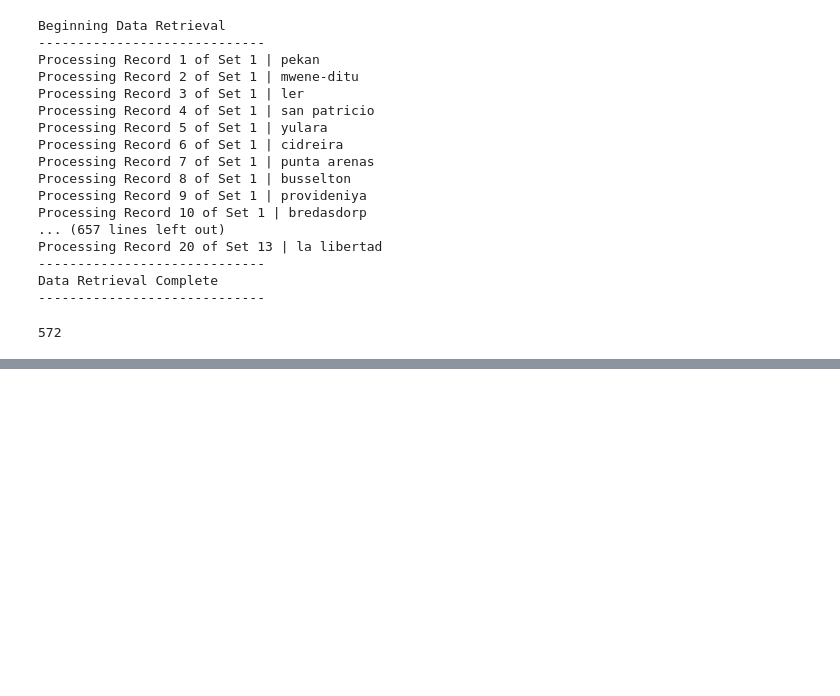
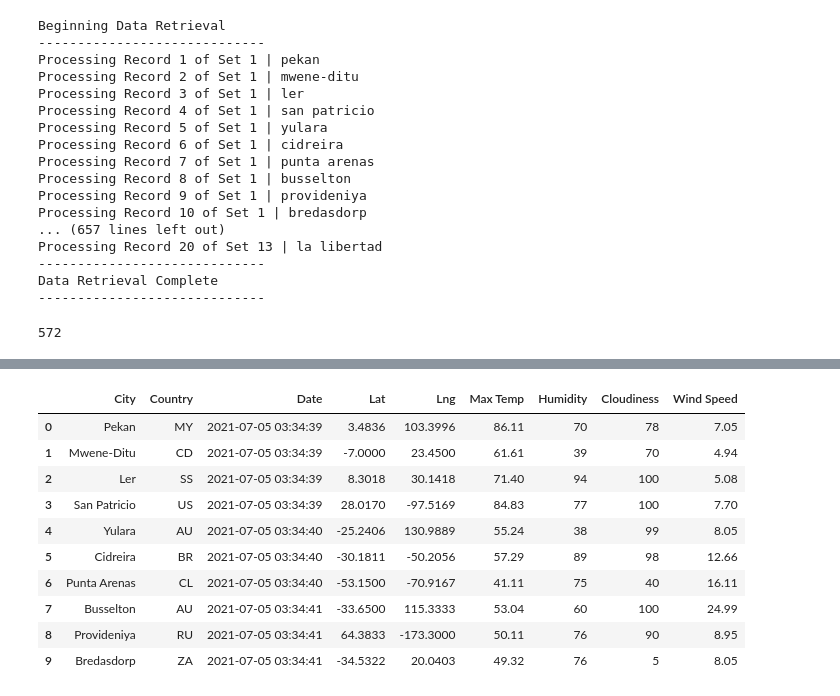
Before and after one commit to smacpherson2021/World_Weather_Analysis, a Jupyter notebook: WeatherPy.ipynb, the cells around one changed output, grey strips where cells are left out. Drawn from its saved outputs; the diff is of its cells as text; code cells hidden in the pictures; blank space fills up the shorter version.

```diff
--- a/WeatherPy.ipynb
+++ b/WeatherPy.ipynb
@@ -124,0 +141,16 @@ len(city_data)
+# %%
+new_column_order = ["City", "Country", "Date", "Lat", "Lng", "Max Temp", "Humidity", "Cloudiness", "Wind Speed"]
+city_data_df = city_data_df[new_column_order]
+city_data_df.head(10)
+# %% [output]
+|  | City | Country | Date | Lat | Lng | Max Temp | Humidity | Cloudiness | Wind Speed |
+| 0 | Pekan | MY | 2021-07-05 03:34:39 | 3.4836 | 103.3996 | 86.11 | 70 | 78 | 7.05 |
+| 1 | Mwene-Ditu | CD | 2021-07-05 03:34:39 | -7.0000 | 23.4500 | 61.61 | 39 | 70 | 4.94 |
+| 2 | Ler | SS | 2021-07-05 03:34:39 | 8.3018 | 30.1418 | 71.40 | 94 | 100 | 5.08 |
+| 3 | San Patricio | US | 2021-07-05 03:34:39 | 28.0170 | -97.5169 | 84.83 | 77 | 100 | 7.70 |
+| 4 | Yulara | AU | 2021-07-05 03:34:40 | -25.2406 | 130.9889 | 55.24 | 38 | 99 | 8.05 |
+| 5 | Cidreira | BR | 2021-07-05 03:34:40 | -30.1811 | -50.2056 | 57.29 | 89 | 98 | 12.66 |
+| 6 | Punta Arenas | CL | 2021-07-05 03:34:40 | -53.1500 | -70.9167 | 41.11 | 75 | 40 | 16.11 |
+| 7 | Busselton | AU | 2021-07-05 03:34:41 | -33.6500 | 115.3333 | 53.04 | 60 | 100 | 24.99 |
+| 8 | Provideniya | RU | 2021-07-05 03:34:41 | 64.3833 | -173.3000 | 50.11 | 76 | 90 | 8.95 |
+| 9 | Bredasdorp | ZA | 2021-07-05 03:34:41 | -34.5322 | 20.0403 | 49.32 | 76 | 5 | 8.05 |
```
Also changed, not shown: parts of 2 cells of this notebook, 5 other files.
